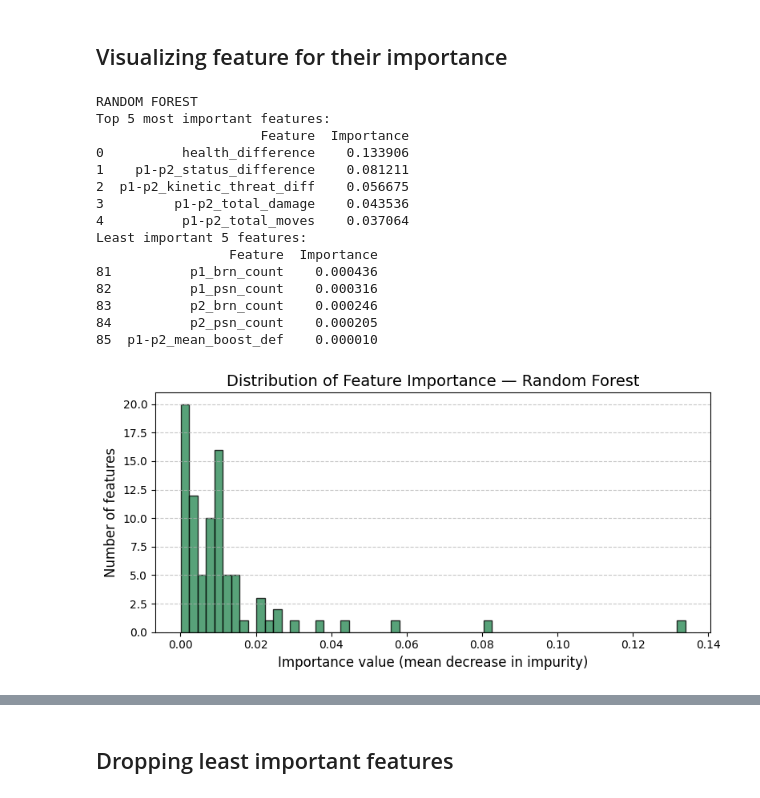
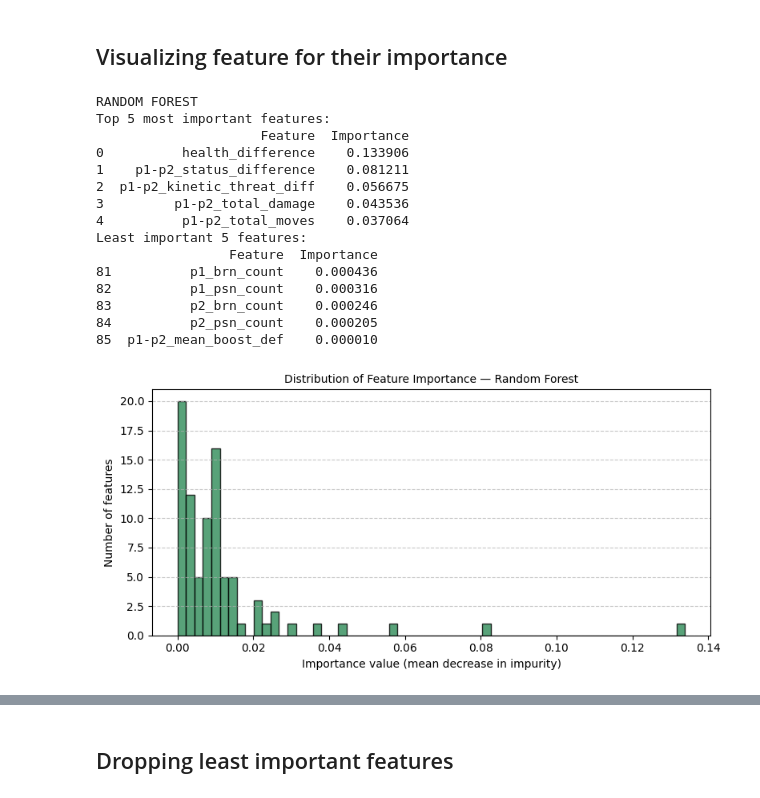
Before and after one commit to surianosapienza/fds-pokemon, a Jupyter notebook: notebooks/final.ipynb, the cells around one changed output, grey strips where cells are left out. Drawn from its saved outputs; the diff is of its cells as text; code cells hidden in the pictures.

```diff
--- a/notebooks/final.ipynb
+++ b/notebooks/final.ipynb
@@ -127,19 +123,7 @@ import os
 
 seed=456
 # %%
-##  Extracting data
-with open("../config.yaml", "r") as f:
-    config = yaml.safe_load(f)
-
-output_path = config["output"]["path"]
-
-train_df = pd.read_csv(config["data"]["processed_train_path"])
-test_df = pd.read_csv(config["data"]["processed_test_path"])
-
-# Define our features (X) and target (y)
 features = [col for col in train_df.columns if col not in ['battle_id', 'player_won']]
-
-
 
 X_train = train_df[features]
 X_test=test_df[features]
@@ -673,37 +656,37 @@ importance_df = pd.DataFrame({
 # we display top and bottom features
 print("RANDOM FOREST")
 print("Top 5 most important features:")
 print(importance_df.head(5))
 print("Least important 5 features:")
 print(importance_df.tail(5))
 
 # hist of feature importance
 plt.figure(figsize=(8, 4))
 plt.hist(importance_df["Importance"], bins=60, color="seagreen", edgecolor="black", alpha=0.8)
-plt.title("Distribution of Feature Importance — Random Forest", fontsize=14)
-plt.xlabel("Importance value (mean decrease in impurity)", fontsize=12)
-plt.ylabel("Number of features", fontsize=12)
+plt.title("Distribution of Feature Importance — Random Forest", fontsize=10)
+plt.xlabel("Importance value (mean decrease in impurity)")
+plt.ylabel("Number of features")
 plt.grid(axis="y", linestyle="--", alpha=0.7)
 plt.tight_layout()
 plt.show()
 feature_names.append(importance_df['Feature'].tolist())
 # %% [output]
 RANDOM FOREST
 Top 5 most important features:
                      Feature  Importance
 0          health_difference    0.133906
 1    p1-p2_status_difference    0.081211
 2  p1-p2_kinetic_threat_diff    0.056675
 3         p1-p2_total_damage    0.043536
 4          p1-p2_total_moves    0.037064
 Least important 5 features:
                  Feature  Importance
 81          p1_brn_count    0.000436
 82          p1_psn_count    0.000316
 83          p2_brn_count    0.000246
 84          p2_psn_count    0.000205
 85  p1-p2_mean_boost_def    0.000010
-[figure, old version]
+[figure, new version]
 # %%
 print("XGBOOST")
 for i in ['weight', 'gain']:
```
Also changed, not shown: parts of 13 cells of this notebook.
